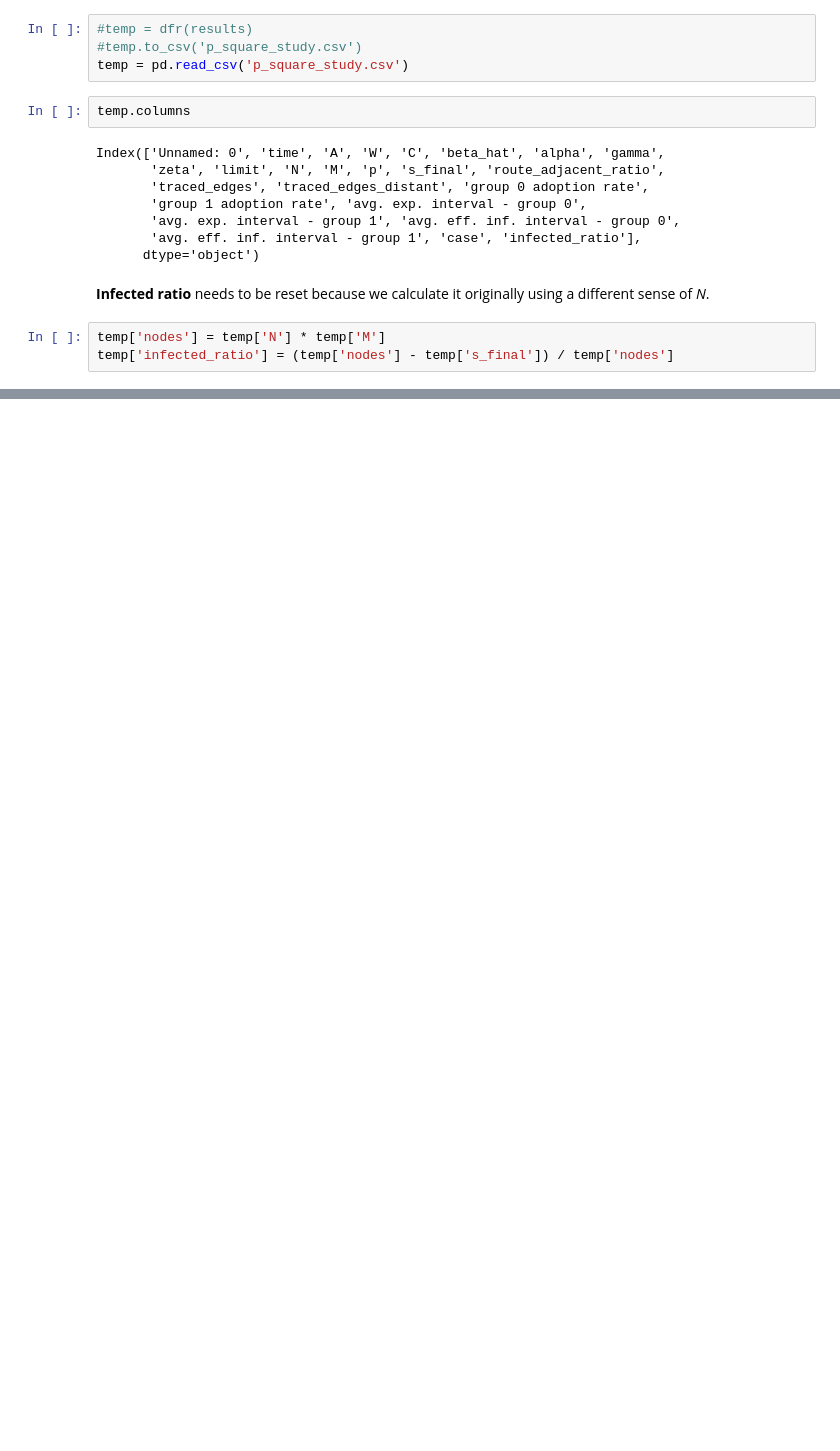
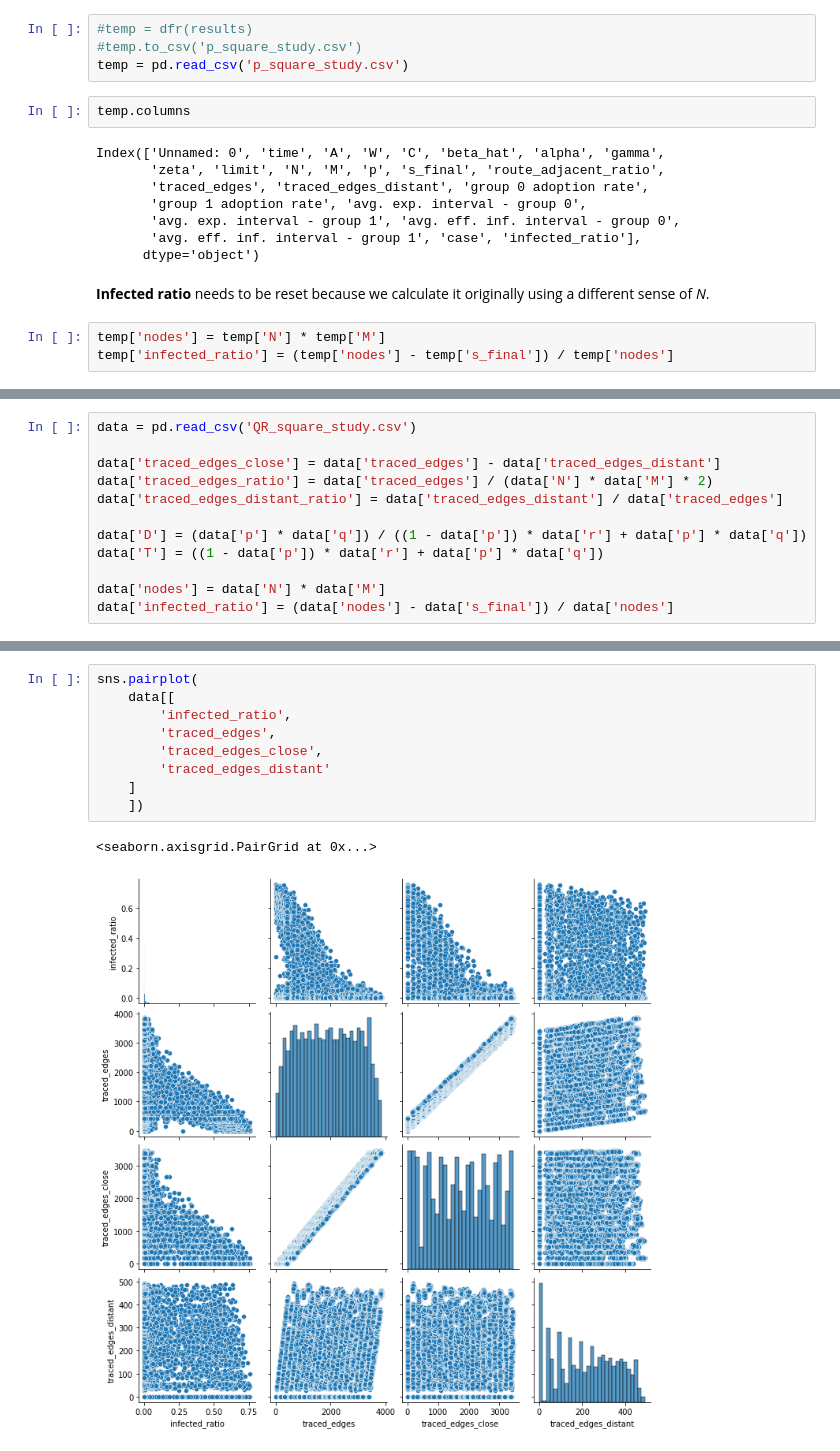
Before and after one commit to sbenthall/privacy-abm, a Jupyter notebook: contact-tracing/code/Python/2D Lattice with Rewiring.ipynb, the cells around one changed output, grey strips where cells are left out. Cells and saved outputs as stored; diff of their text form; blank space fills up the shorter version.

Commit message:
adding QR square study and analysis notebook

```diff
--- a/contact-tracing/code/Python/2D Lattice with Rewiring.ipynb
+++ b/contact-tracing/code/Python/2D Lattice with Rewiring.ipynb
@@ -313,0 +333,12 @@ splot = sns.lineplot(x='A', y='infected_ratio', data=temp)
+# %%
+data = pd.read_csv('QR_square_study.csv')
+
+data['traced_edges_close'] = data['traced_edges'] - data['traced_edges_distant']
+data['traced_edges_ratio'] = data['traced_edges'] / (data['N'] * data['M'] * 2)
+data['traced_edges_distant_ratio'] = data['traced_edges_distant'] / data['traced_edges']
+
+data['D'] = (data['p'] * data['q']) / ((1 - data['p']) * data['r'] + data['p'] * data['q'])
+data['T'] = ((1 - data['p']) * data['r'] + data['p'] * data['q'])
+
+data['nodes'] = data['N'] * data['M']
+data['infected_ratio'] = (data['nodes'] - data['s_final']) / data['nodes']
@@ -313,0 +388,12 @@ splot = sns.lineplot(x='A', y='infected_ratio', data=temp)
+# %%
+sns.pairplot(
+    data[[
+        'infected_ratio',
+        'traced_edges',
+        'traced_edges_close',
+        'traced_edges_distant'
+    ]
+    ])
+# %% [output]
+<seaborn.axisgrid.PairGrid at 0x...>
+[figure, added]
```
Also changed, not shown: parts of 31 cells of this notebook, 1 other file.
